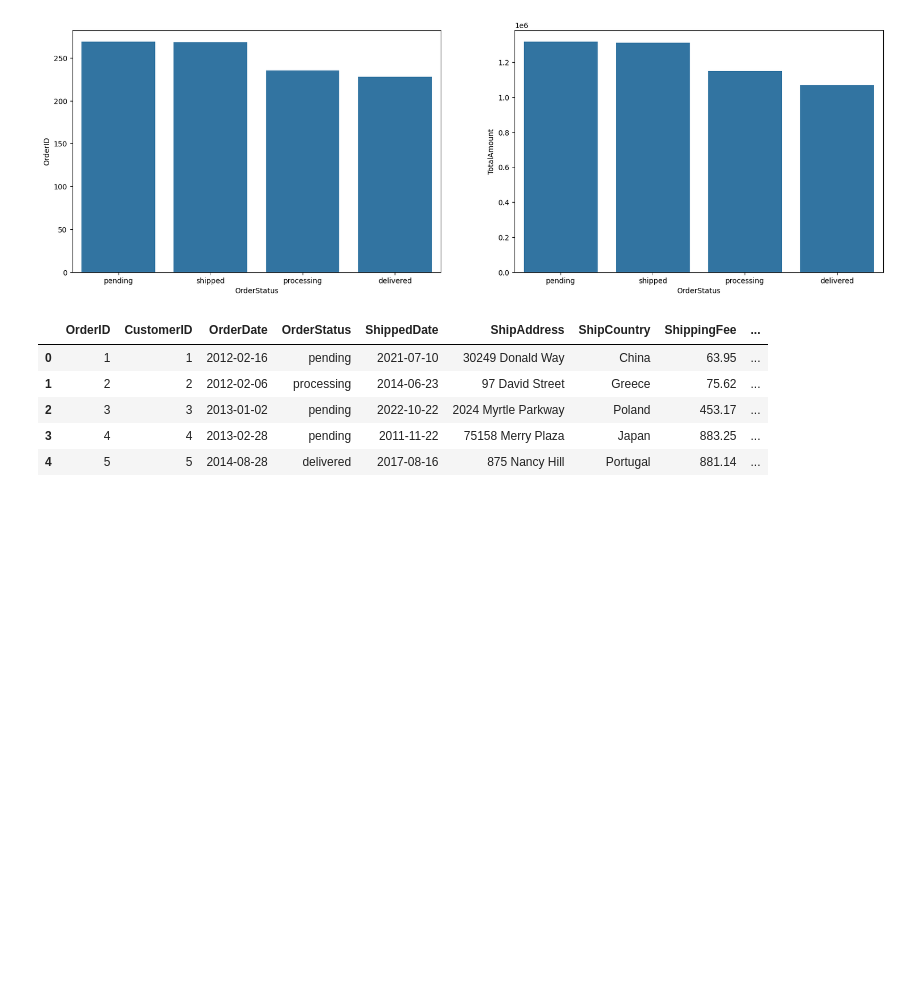
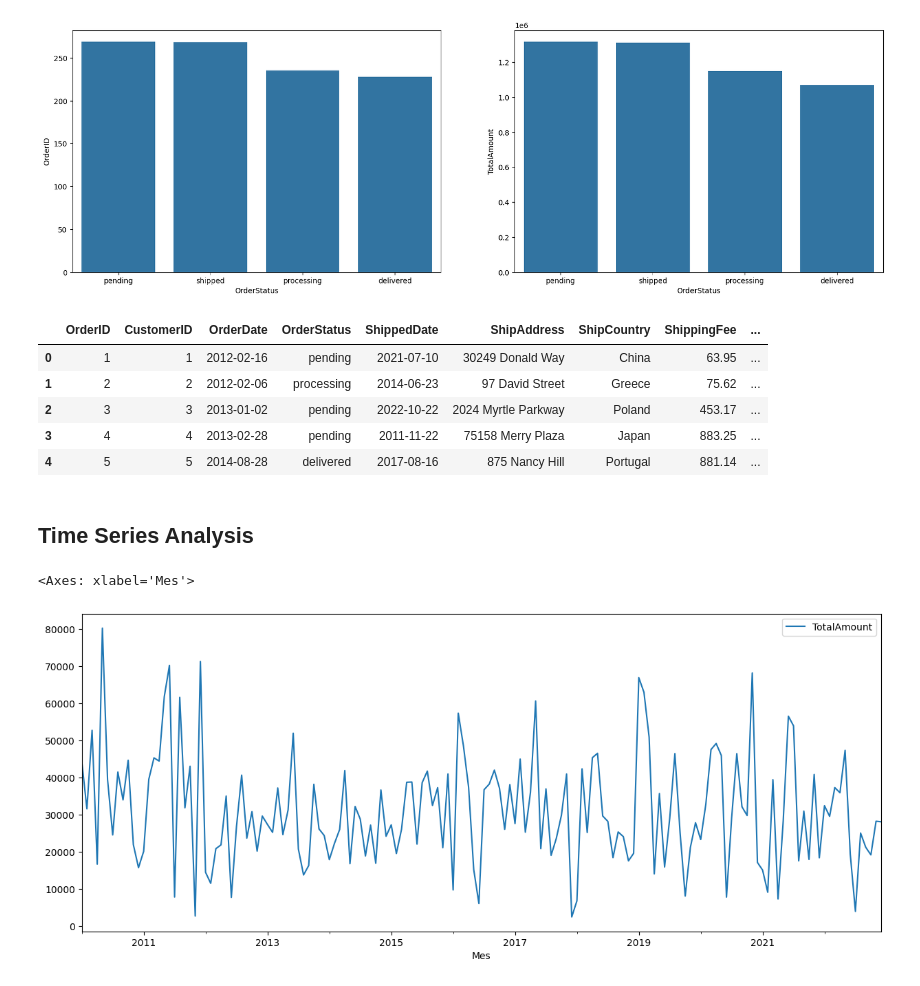
Before and after one commit to Thalesh7991/NexStore, a Jupyter notebook: trend_sales/Ciclo0.ipynb, the cells around one changed output. Drawn from its saved outputs; the diff is of its cells as text; code cells hidden in the pictures; blank space fills up the shorter version.

Commit message:
Exploratory Data Alysis Time Series

```diff
--- a/trend_sales/Ciclo0.ipynb
+++ b/trend_sales/Ciclo0.ipynb
@@ -10,7 +10,7 @@ from matplotlib import pyplot as plt
 # %% [markdown]
 # Data Load
 # %%
-order = pd.read_csv('../order.csv')
+order = pd.read_csv('../data/order.csv')
 # %% [markdown]
 # 1.0 Descrição dos Dados
 # %%
@@ -76,8 +76,14 @@ df2 = df1.copy()
 # %%
 df2['Year'] = df2['OrderDate'].dt.year
 df2['Month'] = df2['OrderDate'].dt.month
+df2['Year_Month'] = df2['OrderDate'].dt.to_period('M')
 
-df2['Year_Month'] = df2['OrderDate'].dt.to_period('M')
+ts_sales = df2[['OrderDate', 'TotalAmount']].sort_values('OrderDate', ascending=True).set_index('OrderDate')
+
+ts_sales['Mes'] = ts_sales.index.to_period('M').to_timestamp()
+
+# Agora, agrupando por essa nova coluna
+ts_sales_mes = ts_sales.groupby('Mes').sum()
 # %% [markdown]
 # 3.0 Exploratory Data Analysis
 # %%
@@ -155,3 +163,10 @@ df3.head()
 | 2 | 3 | 3 | 2013-01-02 | pending | 2022-10-22 | 2024 Myrtle Parkway | Poland | 453.17 | ... |
 | 3 | 4 | 4 | 2013-02-28 | pending | 2011-11-22 | 75158 Merry Plaza | Japan | 883.25 | ... |
 | 4 | 5 | 5 | 2014-08-28 | delivered | 2017-08-16 | 875 Nancy Hill | Portugal | 881.14 | ... |
+# %% [markdown]
+## Time Series Analysis
+# %%
+ts_sales_mes.plot(figsize=(15,6))
+# %% [output]
+<Axes: xlabel='Mes'>
+[figure, added]
```
Also changed, not shown: parts of 12 cells of this notebook.
